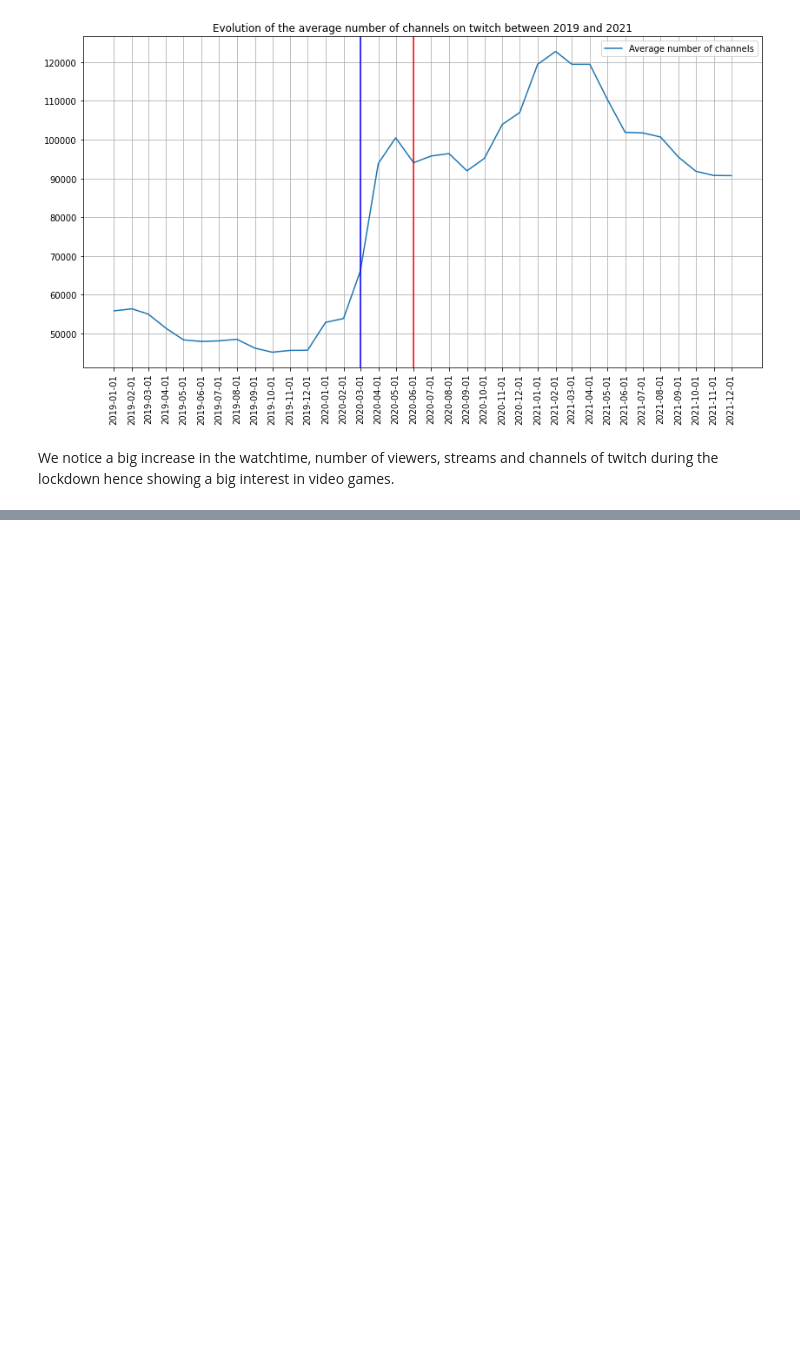
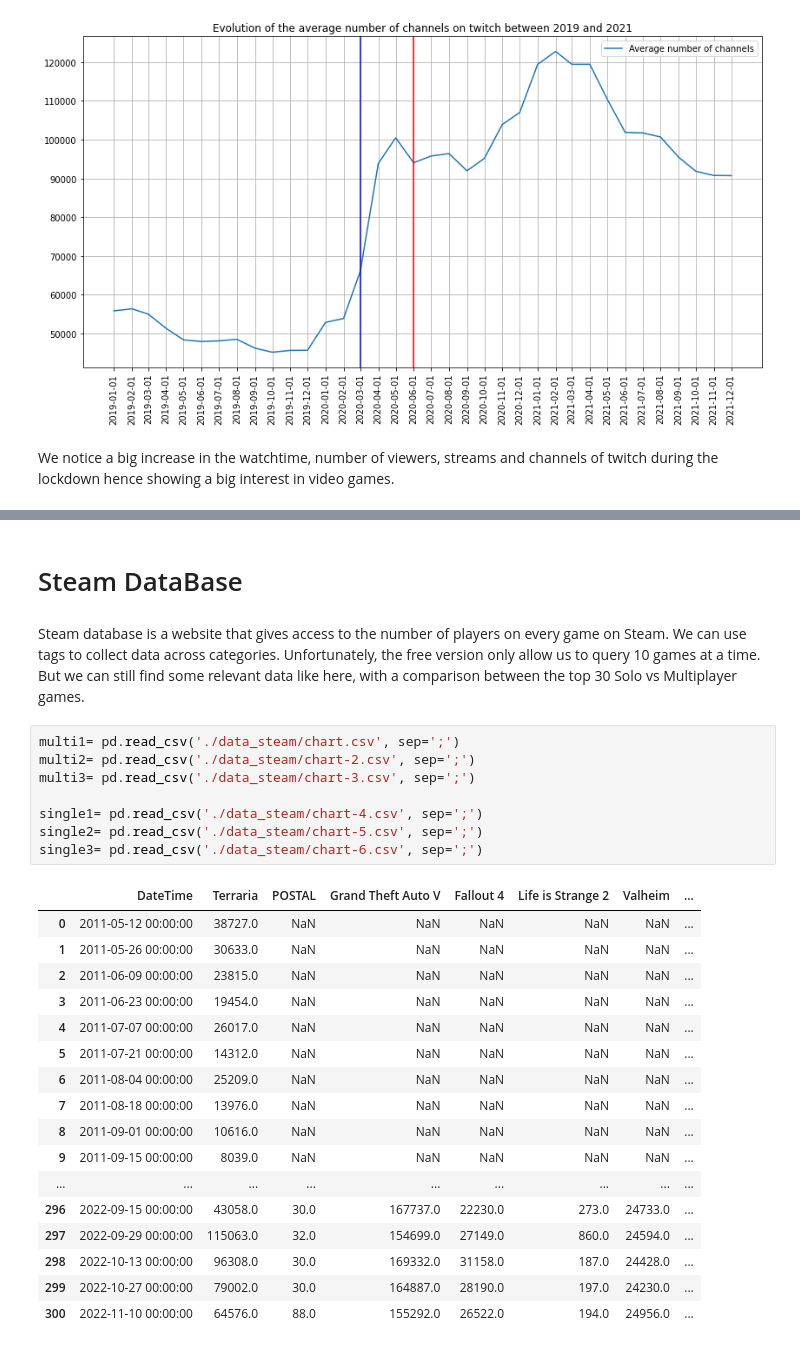
Before and after one commit to epfl-ada/ada-2022-project-teamjose, a Jupyter notebook: analyses/Project_p2_final.ipynb, the cells around one changed output, grey strips where cells are left out. Saved outputs shown, nothing was run; the diff lists cells and outputs as text; blank space fills up the shorter version.

```diff
--- a/analyses/Project_p2_final.ipynb
+++ b/analyses/Project_p2_final.ipynb
@@ -731,0 +757,30 @@ We notice a big increase in the watchtime, number of viewers, streams and channe
+# %% [markdown]
+# Steam DataBase
+# %% [markdown]
+Steam database is a website that gives access to the number of players on every game on Steam. We can use tags to collect data across categories. Unfortunately, the free version only allow us to query 10 games at a time. But we can still find some relevant data like here, with a comparison between the top 30 Solo vs Multiplayer games.
+# %%
+multi1= pd.read_csv('./data_steam/chart.csv', sep=';')
+multi2= pd.read_csv('./data_steam/chart-2.csv', sep=';')
+multi3= pd.read_csv('./data_steam/chart-3.csv', sep=';')
+
+single1= pd.read_csv('./data_steam/chart-4.csv', sep=';')
+single2= pd.read_csv('./data_steam/chart-5.csv', sep=';')
+single3= pd.read_csv('./data_steam/chart-6.csv', sep=';')
+# %% [output]
+|  | DateTime | Terraria | POSTAL | Grand Theft Auto V | Fallout 4 | Life is Strange 2 | Valheim | ... |
+| 0 | 2011-05-12 00:00:00 | 38727.0 | NaN | NaN | NaN | NaN | NaN | ... |
+| 1 | 2011-05-26 00:00:00 | 30633.0 | NaN | NaN | NaN | NaN | NaN | ... |
+| 2 | 2011-06-09 00:00:00 | 23815.0 | NaN | NaN | NaN | NaN | NaN | ... |
+| 3 | 2011-06-23 00:00:00 | 19454.0 | NaN | NaN | NaN | NaN | NaN | ... |
+| 4 | 2011-07-07 00:00:00 | 26017.0 | NaN | NaN | NaN | NaN | NaN | ... |
+| 5 | 2011-07-21 00:00:00 | 14312.0 | NaN | NaN | NaN | NaN | NaN | ... |
+| 6 | 2011-08-04 00:00:00 | 25209.0 | NaN | NaN | NaN | NaN | NaN | ... |
+| 7 | 2011-08-18 00:00:00 | 13976.0 | NaN | NaN | NaN | NaN | NaN | ... |
+| 8 | 2011-09-01 00:00:00 | 10616.0 | NaN | NaN | NaN | NaN | NaN | ... |
+| 9 | 2011-09-15 00:00:00 | 8039.0 | NaN | NaN | NaN | NaN | NaN | ... |
+| ... | ... | ... | ... | ... | ... | ... | ... | ... |
+| 296 | 2022-09-15 00:00:00 | 43058.0 | 30.0 | 167737.0 | 22230.0 | 273.0 | 24733.0 | ... |
+| 297 | 2022-09-29 00:00:00 | 115063.0 | 32.0 | 154699.0 | 27149.0 | 860.0 | 24594.0 | ... |
+| 298 | 2022-10-13 00:00:00 | 96308.0 | 30.0 | 169332.0 | 31158.0 | 187.0 | 24428.0 | ... |
+| 299 | 2022-10-27 00:00:00 | 79002.0 | 30.0 | 164887.0 | 28190.0 | 197.0 | 24230.0 | ... |
+| 300 | 2022-11-10 00:00:00 | 64576.0 | 88.0 | 155292.0 | 26522.0 | 194.0 | 24956.0 | ... |
```
Also changed, not shown: parts of 9 cells of this notebook, 9 other files.
